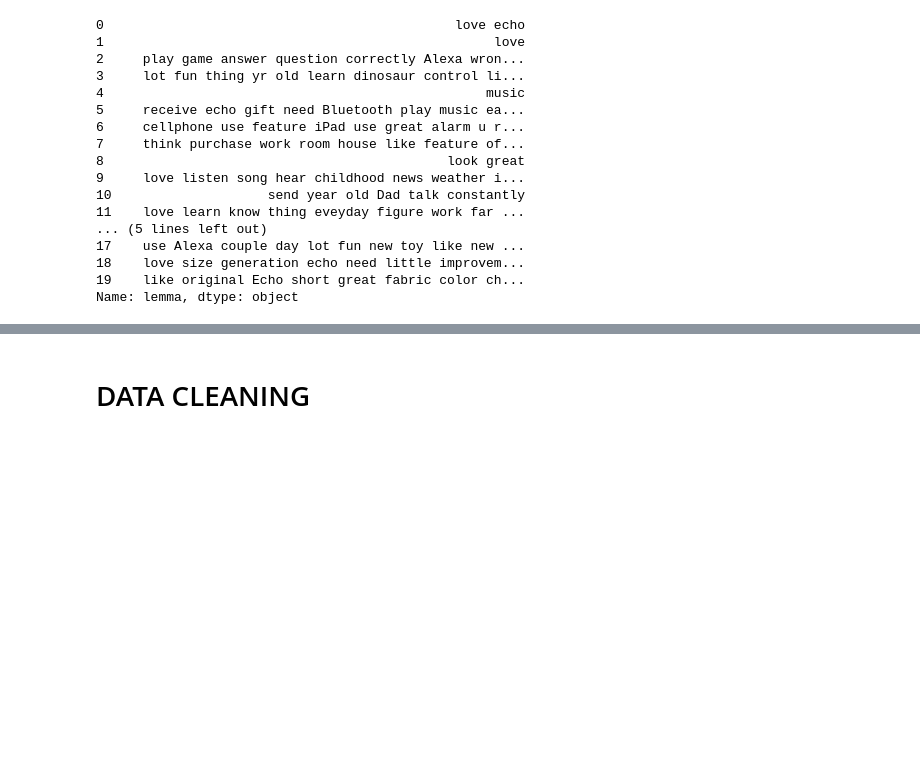
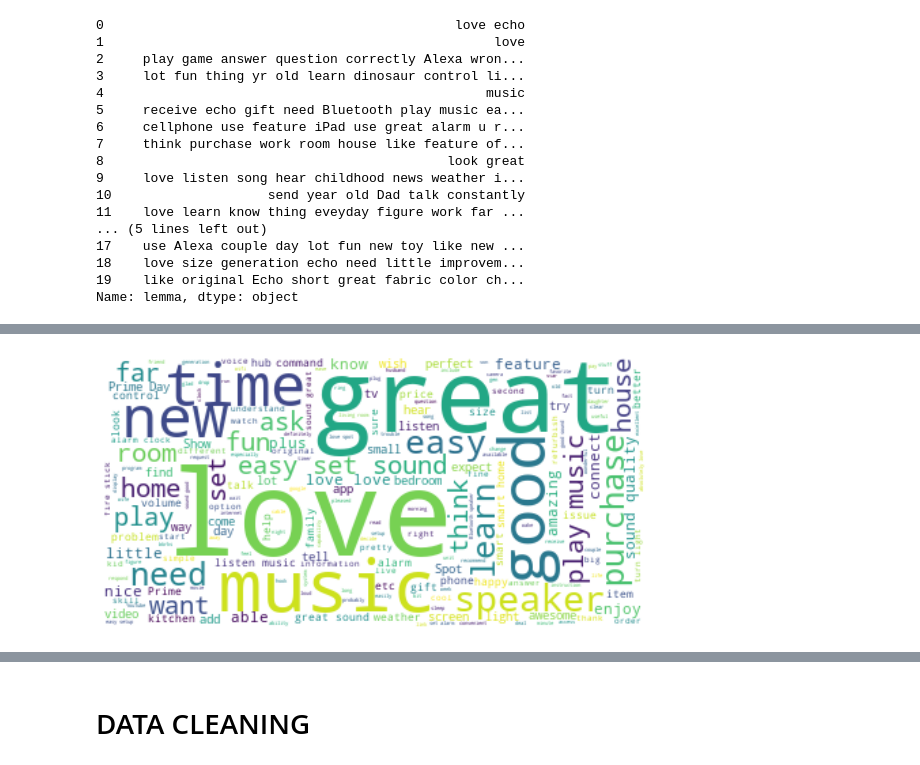
Before and after one commit to ieliasbar/Reviews_classification, a Jupyter notebook: Alexa_reviews_classification.ipynb, the cells around one changed output, grey strips where cells are left out. Cells and saved outputs as stored; diff of their text form; code cells hidden in the pictures; blank space fills up the shorter version.

```diff
--- a/Alexa_reviews_classification.ipynb
+++ b/Alexa_reviews_classification.ipynb
@@ -330,0 +330,16 @@ df2 = df_alexa.copy()
+# %%
+positive_cloud = df_alexa[df_alexa['feedback'] == 1]['lemma']
+negative_cloud = df_alexa[df_alexa['feedback'] == 0]['lemma']
+word_cloud_positive = " ".join(review for review in positive_cloud)
+word_cloud_negative = ' '.join(review for review in negative_cloud)
+# %%
+from wordcloud import WordCloud, STOPWORDS
+stopwords = set(STOPWORDS)
+stopwords.update(["Alexa", "echo", "product", "device", "dot", "echo dot", "thing", "Amazon", "work", "use", "buy"])
+cloud_text = WordCloud(background_color='white', stopwords = stopwords).generate(word_cloud_positive)
+plt.figure(figsize = (10,5))
+plt.imshow(cloud_text, interpolation='bilinear')
+plt.axis('off')
+plt.show()
+# %% [output]
+[figure, added]
```
Also changed, not shown: parts of 14 cells of this notebook.
